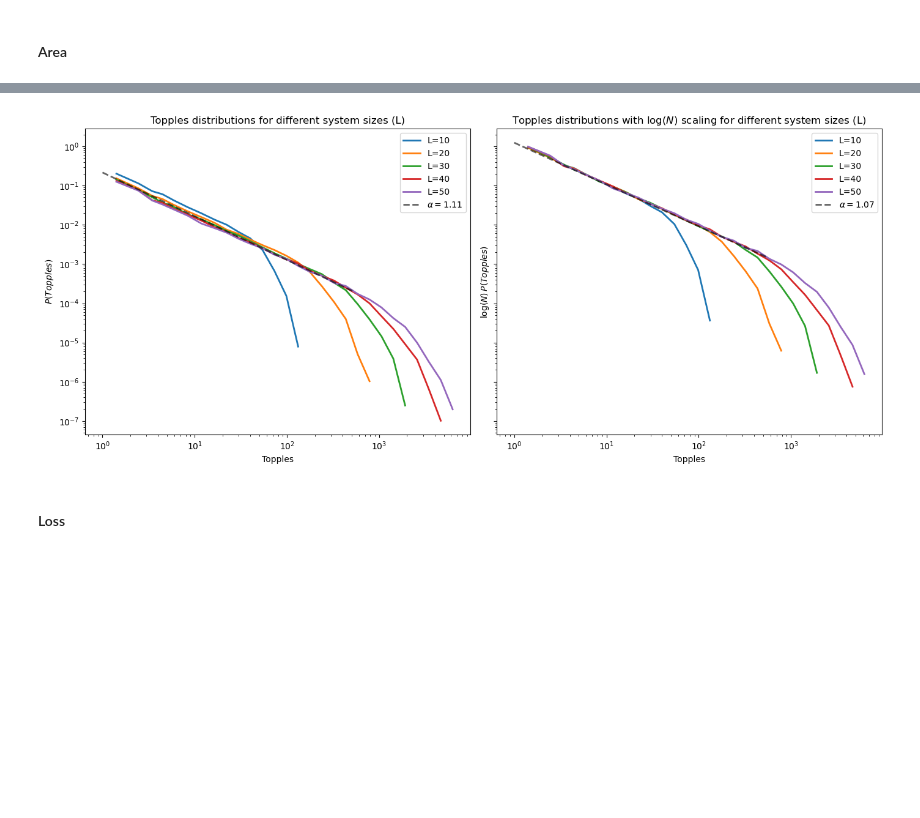
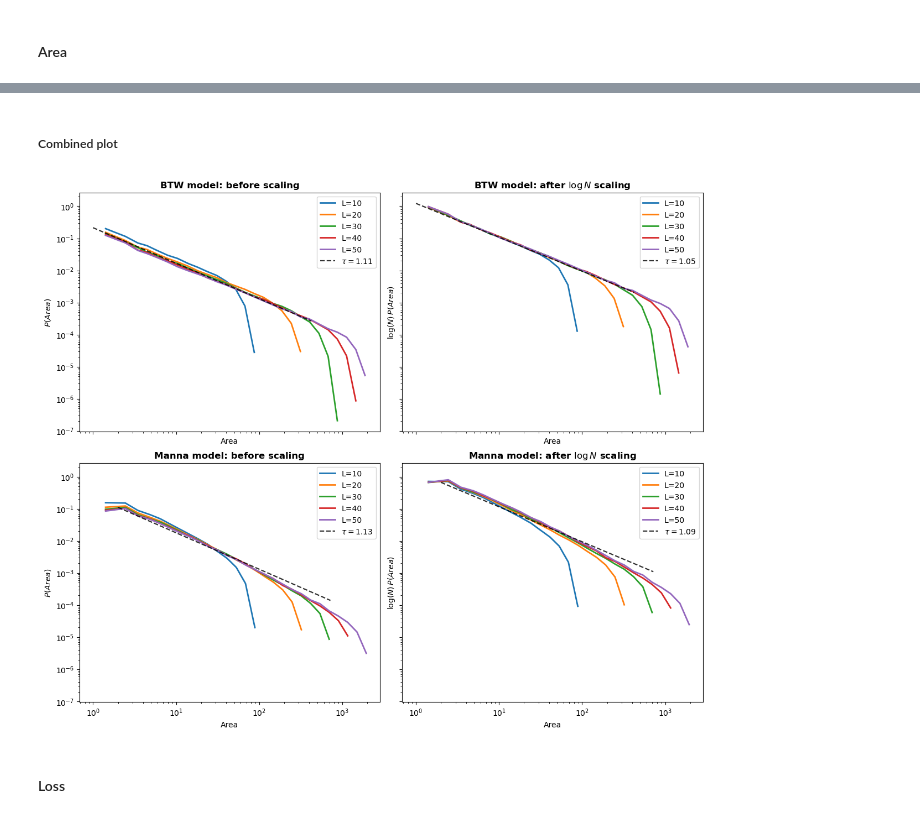
Before and after one commit to yingtan11/FinalReport, a Jupyter notebook: python/btwsandpile.ipynb, the cells around one changed output, grey strips where cells are left out. Cells and saved outputs as stored; diff of their text form; code cells hidden in the pictures; blank space fills up the shorter version.

```diff
--- a/python/btwsandpile.ipynb
+++ b/python/btwsandpile.ipynb
@@ -791,13 +1071,66 @@ Overall RMSE: 0.295
-# %%
-fig, axes = plt.subplots(1, 2, figsize=(14, 6), sharex=True, sharey=True)
-
-plot_raw_distribution(L_values, results_by_L, "Topples", adjustment=False, ax=axes[0], fit_result=collapse_topples_before)
-plot_raw_distribution(L_values, results_by_L, "Topples", adjustment=True, ax=axes[1], fit_result=collapse_topples_after)
-
-fig.tight_layout()
-plt.show()
-# %% [output]
-[figure, removed]
+# %% [markdown]
+##### Combined plot
+# %%
+fig, axes = plt.subplots(
+    2, 2,
+    figsize=(12, 10),
+    sharex=True,
+    sharey=True,
+    constrained_layout=True
+)
+
+# BTW: before scaling
+plot_raw_distribution(
+    L_values,
+    results_by_L,
+    "Area",
+    adjustment=False,
+    ax=axes[0, 0],
+    fit_result=collapse_area_before
+)
+
+# BTW: after scaling
+plot_raw_distribution(
+    L_values,
+    results_by_L,
+    "Area",
+    adjustment=True,
+    ax=axes[0, 1],
+    fit_result=collapse_area_after
+)
+
+# Manna: before scaling
+plot_raw_distribution(
+    L_values,
+    results_by_L_manna,
+    "Area",
+    adjustment=False,
+    ax=axes[1, 0],
+    fit_result=collapse_area_before_manna_refit
+)
+
+# Manna: after scaling
+plot_raw_distribution(
+    L_values,
+    results_by_L_manna,
+    "Area",
+    adjustment=True,
+    ax=axes[1, 1],
+    fit_result=collapse_area_after_manna_refit
+)
+
+# Replace the automatically generated titles
+axes[0, 0].set_title("BTW model: before scaling", fontweight="bold")
+axes[0, 1].set_title(r"BTW model: after $\log N$ scaling", fontweight="bold")
+
+axes[1, 0].set_title("Manna model: before scaling", fontweight="bold")
+axes[1, 1].set_title(r"Manna model: after $\log N$ scaling", fontweight="bold")
+
+fig.savefig(output_dir / "area.pdf", bbox_inches="tight")
+
+plt.show()
+# %% [output]
+[figure, added]
 # %% [markdown]
 #### Loss
 # %%
```
Also changed, not shown: parts of 114 cells of this notebook, 11 other files.
